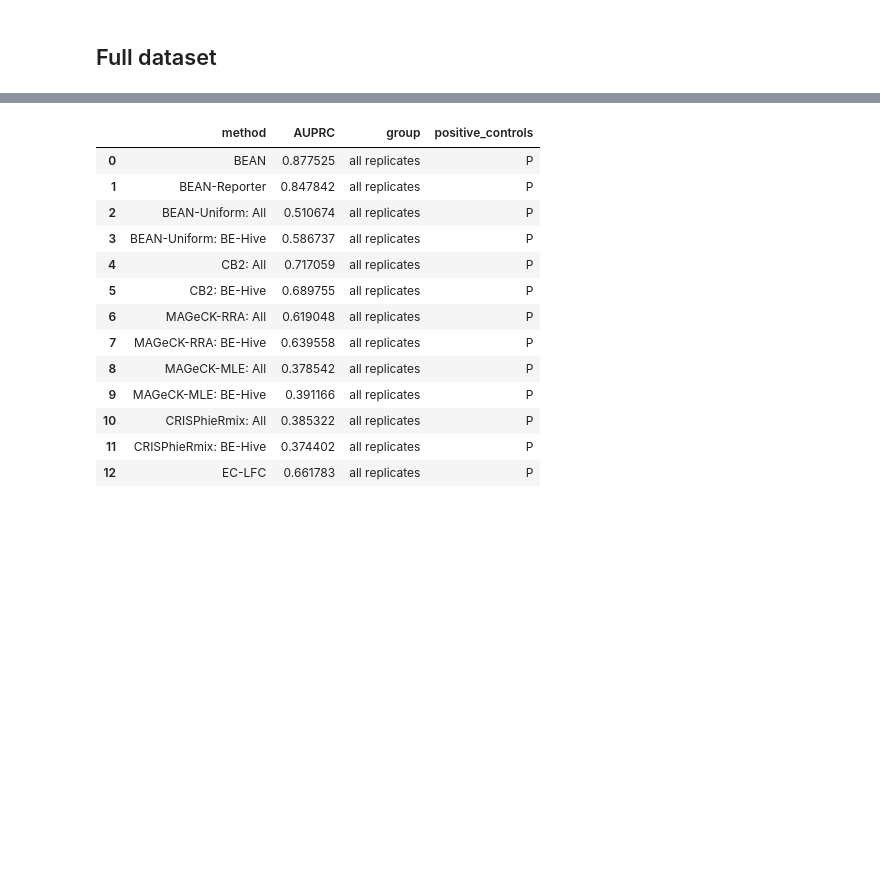
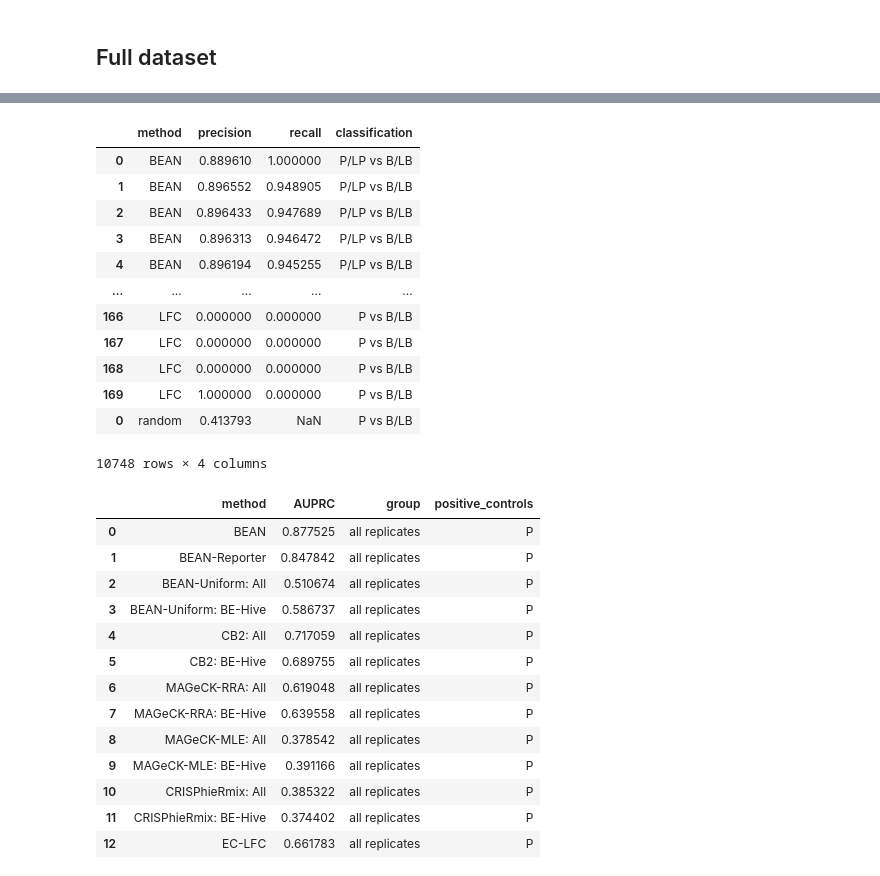
Before and after one commit to pinellolab/bean_manuscript, a Jupyter notebook: workflow/notebooks/Fig5d/d_evaluate_negctrl_spacer0.1_0.3.ipynb, the cells around one changed output, grey strips where cells are left out. Cells and saved outputs as stored; diff of their text form; code cells hidden in the pictures; blank space fills up the shorter version.

```diff
--- a/workflow/notebooks/Fig5d/d_evaluate_negctrl_spacer0.1_0.3.ipynb
+++ b/workflow/notebooks/Fig5d/d_evaluate_negctrl_spacer0.1_0.3.ipynb
@@ -260,0 +288,20 @@ fig.savefig('f_PRC_2reps_pbl.pdf',  bbox_inches='tight')
+# %%
+pr_df_plp["classification"] = "P/LP vs B/LB"
+pr_df_p["classification"] = "P vs B/LB"
+pr_df = pd.concat([pr_df_plp, pr_df_p], axis=0)
+pr_df['method'] = pr_df['method'].map(label_map)
+pr_df
+# %% [output]
+|  | method | precision | recall | classification |
+| 0 | BEAN | 0.889610 | 1.000000 | P/LP vs B/LB |
+| 1 | BEAN | 0.896552 | 0.948905 | P/LP vs B/LB |
+| 2 | BEAN | 0.896433 | 0.947689 | P/LP vs B/LB |
+| 3 | BEAN | 0.896313 | 0.946472 | P/LP vs B/LB |
+| 4 | BEAN | 0.896194 | 0.945255 | P/LP vs B/LB |
+| ... | ... | ... | ... | ... |
+| 166 | LFC | 0.000000 | 0.000000 | P vs B/LB |
+| 167 | LFC | 0.000000 | 0.000000 | P vs B/LB |
+| 168 | LFC | 0.000000 | 0.000000 | P vs B/LB |
+| 169 | LFC | 1.000000 | 0.000000 | P vs B/LB |
+| 0 | random | 0.413793 | NaN | P vs B/LB |
+10748 rows × 4 columns
```
Also changed, not shown: parts of 11 cells of this notebook, 17 other files.
